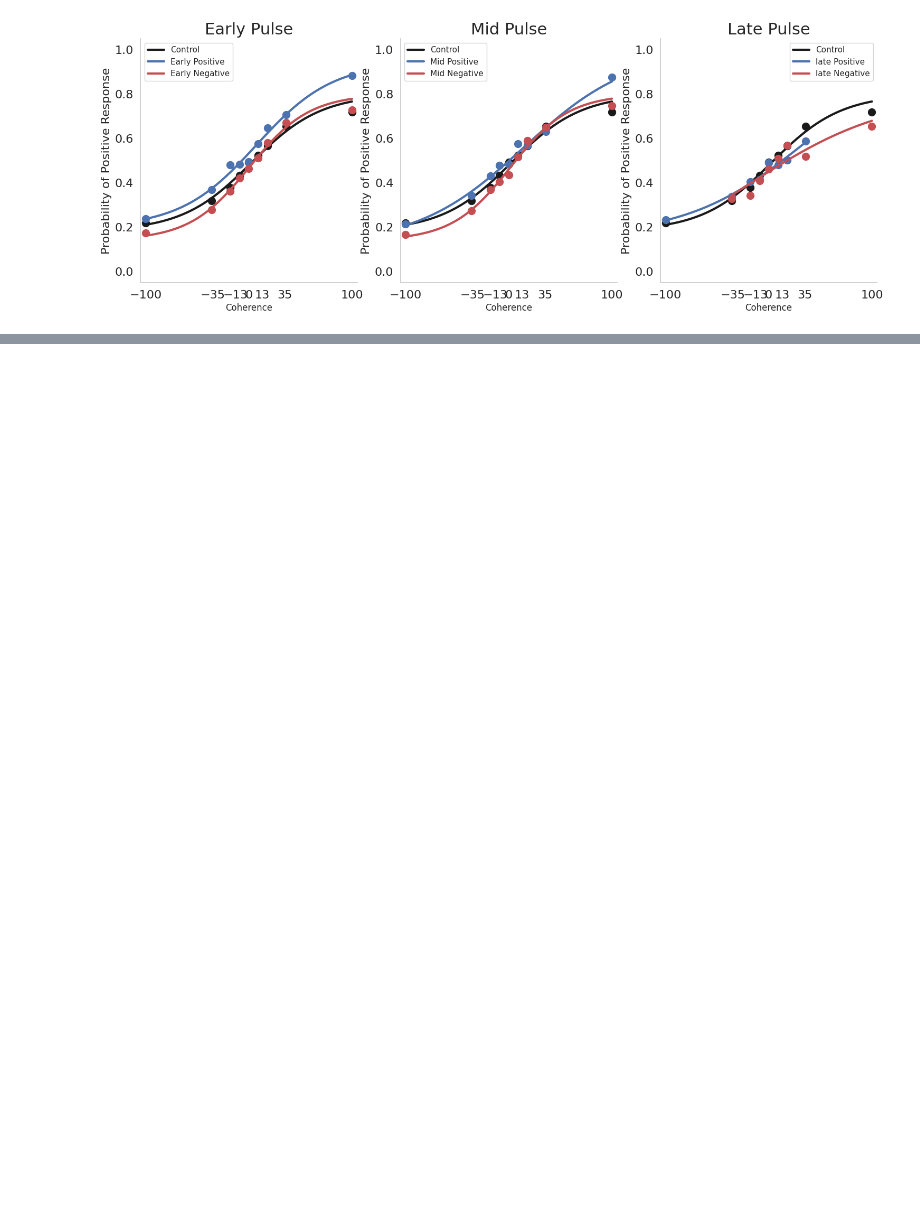
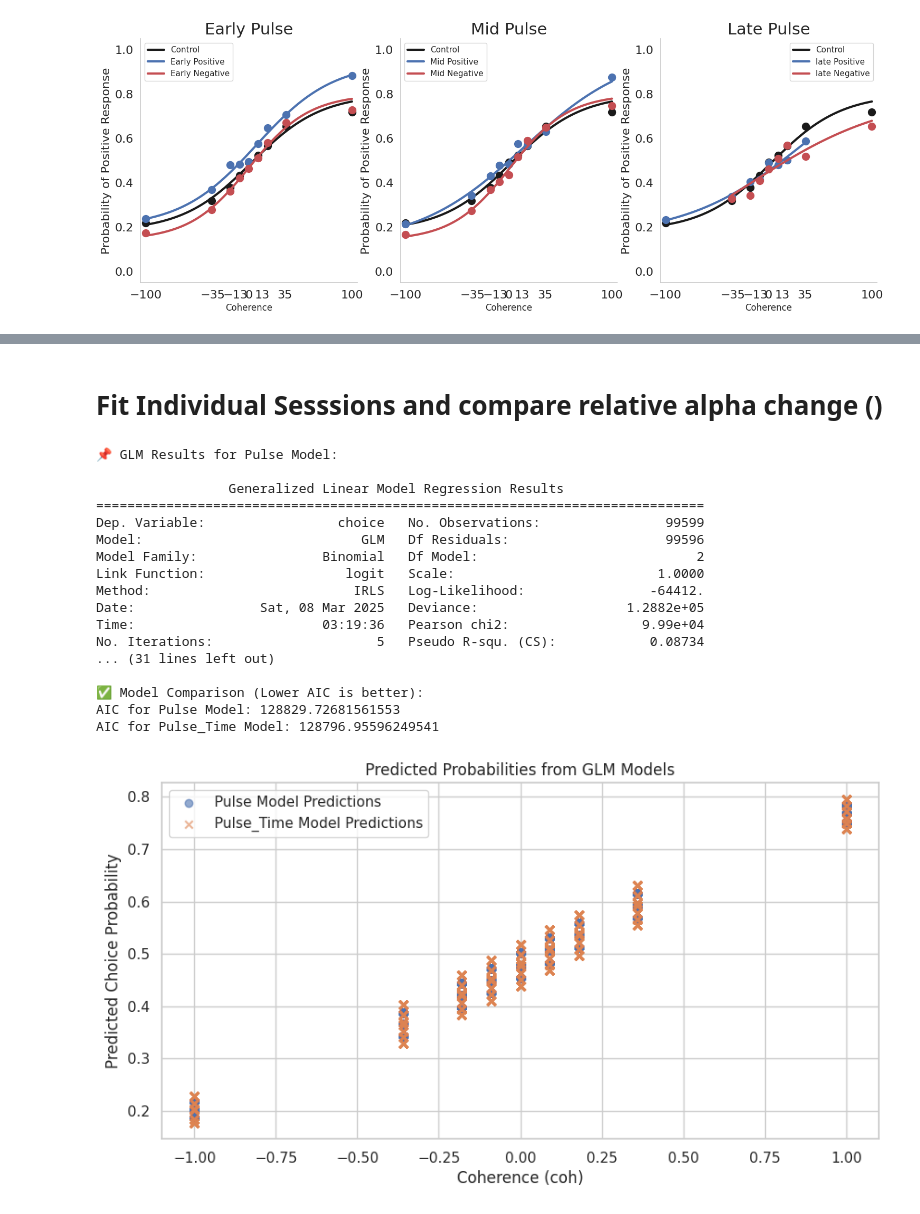
Before and after one commit to vaibrainium/decision-behavior-in-mice, a Jupyter notebook: notebooks/1.0-psychometric-analysis.ipynb, the cells around one changed output, grey strips where cells are left out. Cells and saved outputs as stored; diff of their text form; code cells hidden in the pictures; blank space fills up the shorter version.

```diff
--- a/notebooks/1.0-psychometric-analysis.ipynb
+++ b/notebooks/1.0-psychometric-analysis.ipynb
@@ -173,0 +289,77 @@ plot_pulse_psych(psych_curves);
+# %% [markdown]
+# Fit Individual Sesssions and compare relative alpha change ()
+# %%
+import numpy as np
+import pandas as pd
+import statsmodels.api as sm
+import statsmodels.formula.api as smf
+from statsmodels.genmod.families import Binomial
+from statsmodels.genmod.families.links import logit
+
+# Set random seed for reproducibility
+np.random.seed(42)
+
+# Generate synthetic data similar to motion energy experiments
+glm_data = pd.DataFrame(
+	{
+		"coh": data.signed_coherence/100,  # Signed coherence (motion strength)
+		"pulse_dir": data.pulse_type.map({1: 1, 2: 1, 3: 1, 0: 0, -1: -1, -2: -1, -3: -1}),  # Direction of the pulse
+		"pulse_time": np.abs(data.pulse_type),  # Time of the pulse event
+		"choice": data.choice.astype(float),  # Binary response (0 or 1)
+	}
+)
+
+### **1️⃣ Fit GLM for Pulse Model (without pulse_time)**
+formula_pulse = "choice ~ coh + pulse_dir"
+glm_pulse = smf.glm(formula=formula_pulse, data=glm_data, family=Binomial(link=logit())).fit()
+
+print("\n📌 GLM Results for Pulse Model:\n")
+print(glm_pulse.summary())
+
+### **2️⃣ Fit GLM for Pulse_Time Model (including pulse_time interaction)**
+formula_pulse_time = "choice ~ coh + pulse_dir + pulse_time + pulse_dir:pulse_time"
+glm_pulse_time = smf.glm(formula=formula_pulse_time, data=glm_data, family=Binomial(link=logit())).fit()
+
+print("\n📌 GLM Results for Pulse_Time Model:\n")
+print(glm_pulse_time.summary())
+
+### **3️⃣ Model Comparison using AIC (lower is better)**
+print("\n✅ Model Comparison (Lower AIC is better):")
+print(f"AIC for Pulse Model: {glm_pulse.aic}")
+print(f"AIC for Pulse_Time Model: {glm_pulse_time.aic}")
+
+### **4️⃣ Predict probabilities using the fitted model**
+glm_data["predicted_choice_pulse"] = glm_pulse.predict(glm_data)
+glm_data["predicted_choice_pulse_time"] = glm_pulse_time.predict(glm_data)
+
+
+### **5️⃣ Plot Model Predictions**
+import matplotlib.pyplot as plt
+
+plt.figure(figsize=(10, 5))
+plt.scatter(glm_data["coh"], glm_data["predicted_choice_pulse"], label="Pulse Model Predictions", alpha=0.6)
+plt.scatter(glm_data["coh"], glm_data["predicted_choice_pulse_time"], label="Pulse_Time Model Predictions", alpha=0.6, marker="x")
+plt.xlabel("Coherence (coh)")
+plt.ylabel("Predicted Choice Probability")
+plt.legend()
+plt.title("Predicted Probabilities from GLM Models")
+plt.show()
+# %% [output]
+📌 GLM Results for Pulse Model:
+
+                 Generalized Linear Model Regression Results
+==============================================================================
+Dep. Variable:                 choice   No. Observations:                99599
+Model:                            GLM   Df Residuals:                    99596
+Model Family:                Binomial   Df Model:                            2
+Link Function:                  logit   Scale:                          1.0000
+Method:                          IRLS   Log-Likelihood:                -64412.
+Date:                Sat, 08 Mar 2025   Deviance:                   1.2882e+05
+Time:                        03:19:36   Pearson chi2:                 9.99e+04
+No. Iterations:                     5   Pseudo R-squ. (CS):            0.08734
+... (31 lines left out)
+
+✅ Model Comparison (Lower AIC is better):
+AIC for Pulse Model: 128829.72681561553
+AIC for Pulse_Time Model: 128796.95596249541
+[figure, added]
```
Also changed, not shown: parts of 9 cells of this notebook.
